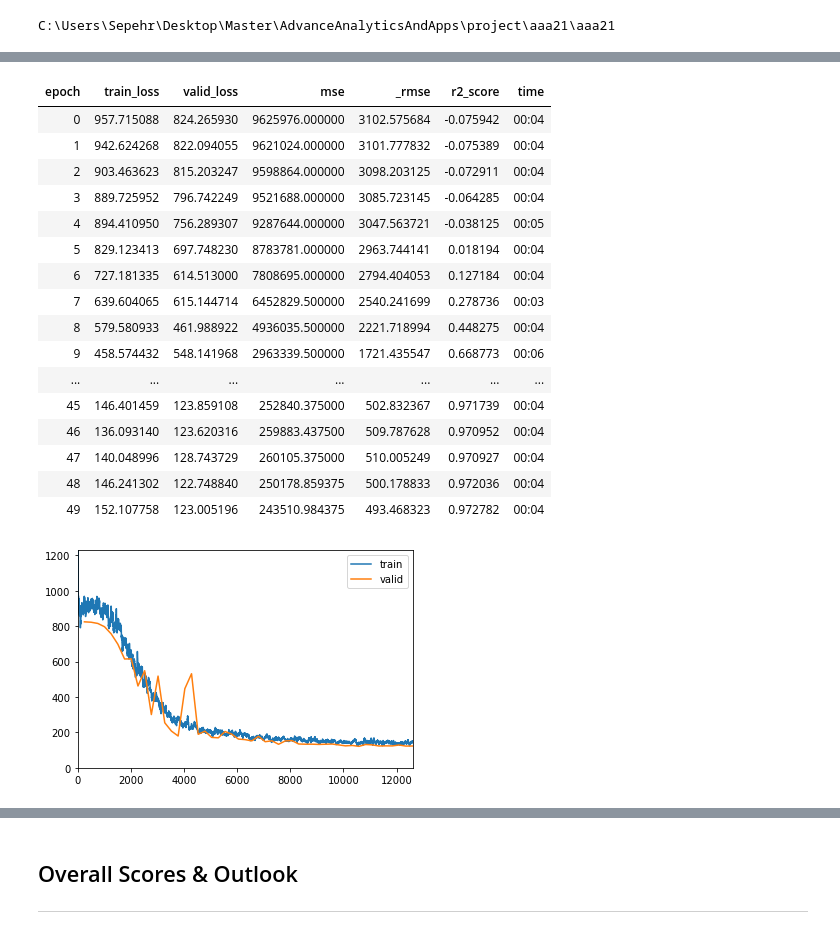
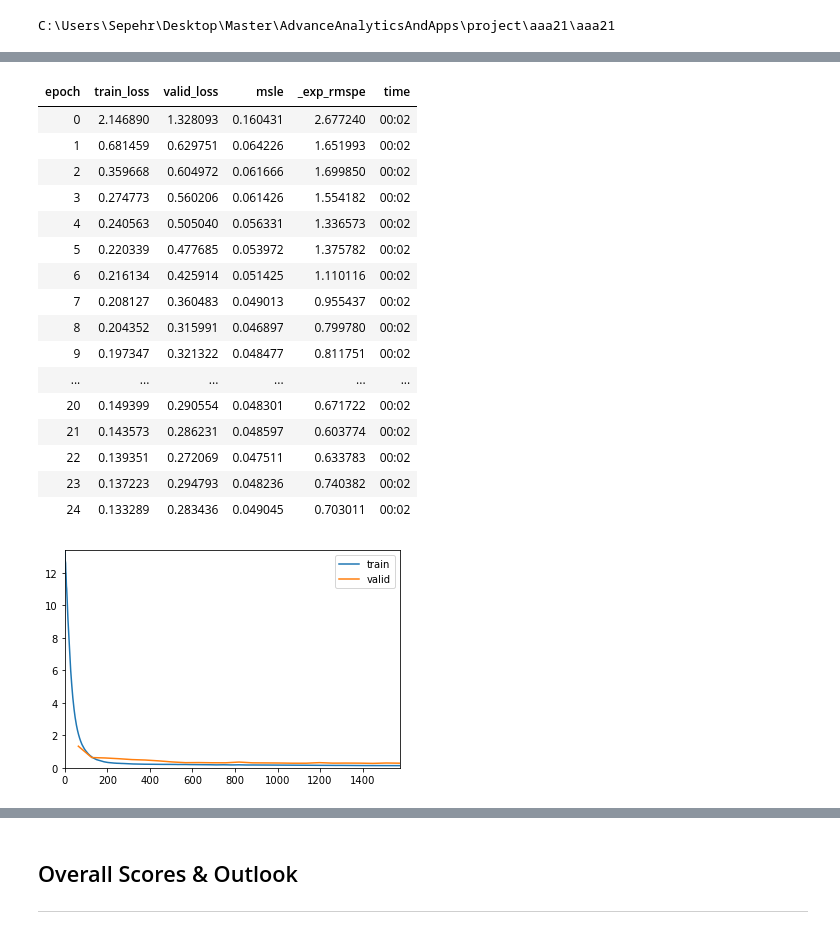
Before and after one commit to SepehrRad/aaa21, a Jupyter notebook: notebooks/prediction_nn.ipynb, the cells around one changed output, grey strips where cells are left out. Cells and saved outputs as stored; diff of their text form; code cells hidden in the pictures.

Commit message:
NN Models implemented
This commit implements all the nn models. Also adds utility functions and functions to produce spatial and temporal models.

```diff
--- a/notebooks/prediction_nn.ipynb
+++ b/notebooks/prediction_nn.ipynb
@@ -44,3 +71,12 @@ del weather_df
+# %%
+#Spatial Features
+daily_demand = feature_engineering.add_spatial_features(daily_demand)
+daily_demand_hex_7 = feature_engineering.add_spatial_features(daily_demand_hex_7,with_hex=7,hex_res=7)
+daily_demand_hex_6 = feature_engineering.add_spatial_features(daily_demand_hex_6,with_hex=6,hex_res=6)
+#Holidays
+daily_demand = feature_engineering.add_holidays(daily_demand)
+daily_demand_hex_6 = feature_engineering.add_holidays(daily_demand_hex_6)
+daily_demand_hex_7 = feature_engineering.add_holidays(daily_demand_hex_7)
 # %% [markdown]
 ### Daily Model - Community Areas
 ---
@@ -51,0 +101,4 @@ train_val_dls,test_dl = prediction_nn.split_data_sets_for_nn(daily_demand,tempor
+# %%
+daily_demand['Demand (D)'] = np.log(daily_demand['Demand (D)'])
+daily_demand['Demand (D)'].plot.hist()
+plt.show()
@@ -51,0 +107,4 @@ train_val_dls,test_dl = prediction_nn.split_data_sets_for_nn(daily_demand,tempor
+# %%
+#Train - Test - Validation Split
+train_val_dls,test_dl = prediction_nn.split_data_sets_for_nn(daily_demand,temporal_resolution='D',
+                                                test_size=0.2,batch_size=256,validation_size=0.2)
@@ -52,5 +139,8 @@ train_val_dls,test_dl = prediction_nn.split_data_sets_for_nn(daily_demand,tempor
 # %%
-daily_model = tabular_learner(train_val_dls, layers=[100,50],
-                n_out=1, loss_func=L1LossFlat(), opt_func=Adam, lr=0.001,
-                metrics=[mse,rmse,R2Score()],
-                train_bn=True, moms=(0.95, 0.85, 0.95))
+#Config Profile
+y_range = [daily_demand['Demand (D)'].min(),daily_demand['Demand (D)'].max()*1.1]
+naive_config = tabular_config(y_range=y_range)
+daily_model_naive = tabular_learner(train_val_dls, layers=[50,25],config=naive_config,
+                n_out=1, opt_func=Adam,loss_func=F.mse_loss, lr=0.001,
+                metrics=[msle,exp_rmspe],
+                train_bn=True)
@@ -82,23 +166,23 @@ Callbacks:
   - Recorder
   - ProgressCallback
 # %%
-daily_model.fit_one_cycle(50,cbs=[ShowGraphCallback()])
+daily_model_naive.fit(25,cbs=[ShowGraphCallback()])
 # %% [output]
-| epoch | train_loss | valid_loss | mse | _rmse | r2_score | time |
-| 0 | 957.715088 | 824.265930 | 9625976.000000 | 3102.575684 | -0.075942 | 00:04 |
-| 1 | 942.624268 | 822.094055 | 9621024.000000 | 3101.777832 | -0.075389 | 00:04 |
-| 2 | 903.463623 | 815.203247 | 9598864.000000 | 3098.203125 | -0.072911 | 00:04 |
-| 3 | 889.725952 | 796.742249 | 9521688.000000 | 3085.723145 | -0.064285 | 00:04 |
-| 4 | 894.410950 | 756.289307 | 9287644.000000 | 3047.563721 | -0.038125 | 00:05 |
-| 5 | 829.123413 | 697.748230 | 8783781.000000 | 2963.744141 | 0.018194 | 00:04 |
-| 6 | 727.181335 | 614.513000 | 7808695.000000 | 2794.404053 | 0.127184 | 00:04 |
-| 7 | 639.604065 | 615.144714 | 6452829.500000 | 2540.241699 | 0.278736 | 00:03 |
-| 8 | 579.580933 | 461.988922 | 4936035.500000 | 2221.718994 | 0.448275 | 00:04 |
-| 9 | 458.574432 | 548.141968 | 2963339.500000 | 1721.435547 | 0.668773 | 00:06 |
-| ... | ... | ... | ... | ... | ... | ... |
-| 45 | 146.401459 | 123.859108 | 252840.375000 | 502.832367 | 0.971739 | 00:04 |
-| 46 | 136.093140 | 123.620316 | 259883.437500 | 509.787628 | 0.970952 | 00:04 |
-| 47 | 140.048996 | 128.743729 | 260105.375000 | 510.005249 | 0.970927 | 00:04 |
-| 48 | 146.241302 | 122.748840 | 250178.859375 | 500.178833 | 0.972036 | 00:04 |
-| 49 | 152.107758 | 123.005196 | 243510.984375 | 493.468323 | 0.972782 | 00:04 |
+| epoch | train_loss | valid_loss | msle | _exp_rmspe | time |
+| 0 | 2.146890 | 1.328093 | 0.160431 | 2.677240 | 00:02 |
+| 1 | 0.681459 | 0.629751 | 0.064226 | 1.651993 | 00:02 |
+| 2 | 0.359668 | 0.604972 | 0.061666 | 1.699850 | 00:02 |
+| 3 | 0.274773 | 0.560206 | 0.061426 | 1.554182 | 00:02 |
+| 4 | 0.240563 | 0.505040 | 0.056331 | 1.336573 | 00:02 |
+| 5 | 0.220339 | 0.477685 | 0.053972 | 1.375782 | 00:02 |
+| 6 | 0.216134 | 0.425914 | 0.051425 | 1.110116 | 00:02 |
+| 7 | 0.208127 | 0.360483 | 0.049013 | 0.955437 | 00:02 |
+| 8 | 0.204352 | 0.315991 | 0.046897 | 0.799780 | 00:02 |
+| 9 | 0.197347 | 0.321322 | 0.048477 | 0.811751 | 00:02 |
+| ... | ... | ... | ... | ... | ... |
+| 20 | 0.149399 | 0.290554 | 0.048301 | 0.671722 | 00:02 |
+| 21 | 0.143573 | 0.286231 | 0.048597 | 0.603774 | 00:02 |
+| 22 | 0.139351 | 0.272069 | 0.047511 | 0.633783 | 00:02 |
+| 23 | 0.137223 | 0.294793 | 0.048236 | 0.740382 | 00:02 |
+| 24 | 0.133289 | 0.283436 | 0.049045 | 0.703011 | 00:02 |
-[figure, old version]
+[figure, new version]
```
Also changed, not shown: parts of 160 cells of this notebook, 3 other files.
